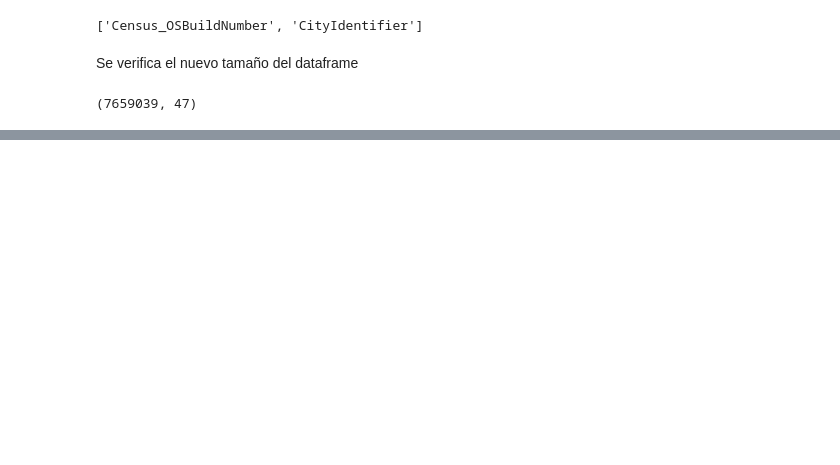
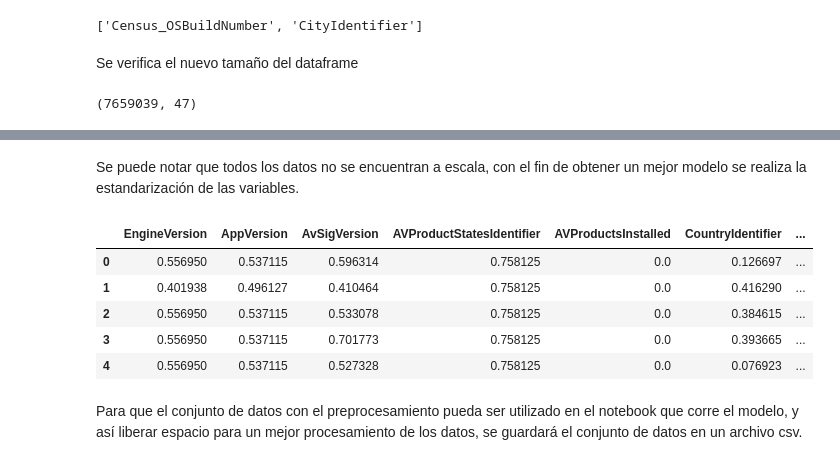
Before and after one commit to andresenrique08/ML_2020, a Jupyter notebook: Proyecto_Malware/Malware_v1.ipynb, the cells around one changed output, grey strips where cells are left out. Cells and saved outputs as stored; diff of their text form; code cells hidden in the pictures; blank space fills up the shorter version.

```diff
--- a/Proyecto_Malware/Malware_v1.ipynb
+++ b/Proyecto_Malware/Malware_v1.ipynb
@@ -738,0 +837,15 @@ train.shape
+# %% [markdown]
+Se puede notar que todos los datos no se encuentran a escala, con el fin de obtener un mejor modelo se realiza la estandarización de las variables.
+# %%
+scaler = MinMaxScaler()
+train = pd.DataFrame(scaler.fit_transform(train), columns=train.columns)
+train.head()
+# %% [output]
+|  | EngineVersion | AppVersion | AvSigVersion | AVProductStatesIdentifier | AVProductsInstalled | CountryIdentifier | ... |
+| 0 | 0.556950 | 0.537115 | 0.596314 | 0.758125 | 0.0 | 0.126697 | ... |
+| 1 | 0.401938 | 0.496127 | 0.410464 | 0.758125 | 0.0 | 0.416290 | ... |
+| 2 | 0.556950 | 0.537115 | 0.533078 | 0.758125 | 0.0 | 0.384615 | ... |
+| 3 | 0.556950 | 0.537115 | 0.701773 | 0.758125 | 0.0 | 0.393665 | ... |
+| 4 | 0.556950 | 0.537115 | 0.527328 | 0.758125 | 0.0 | 0.076923 | ... |
+# %% [markdown]
+Para que el conjunto de datos con el preprocesamiento pueda ser utilizado en el notebook que corre el modelo, y así liberar espacio para un mejor procesamiento de los datos, se guardará el conjunto de datos en un archivo csv.
```
Also changed, not shown: parts of 18 cells of this notebook.
